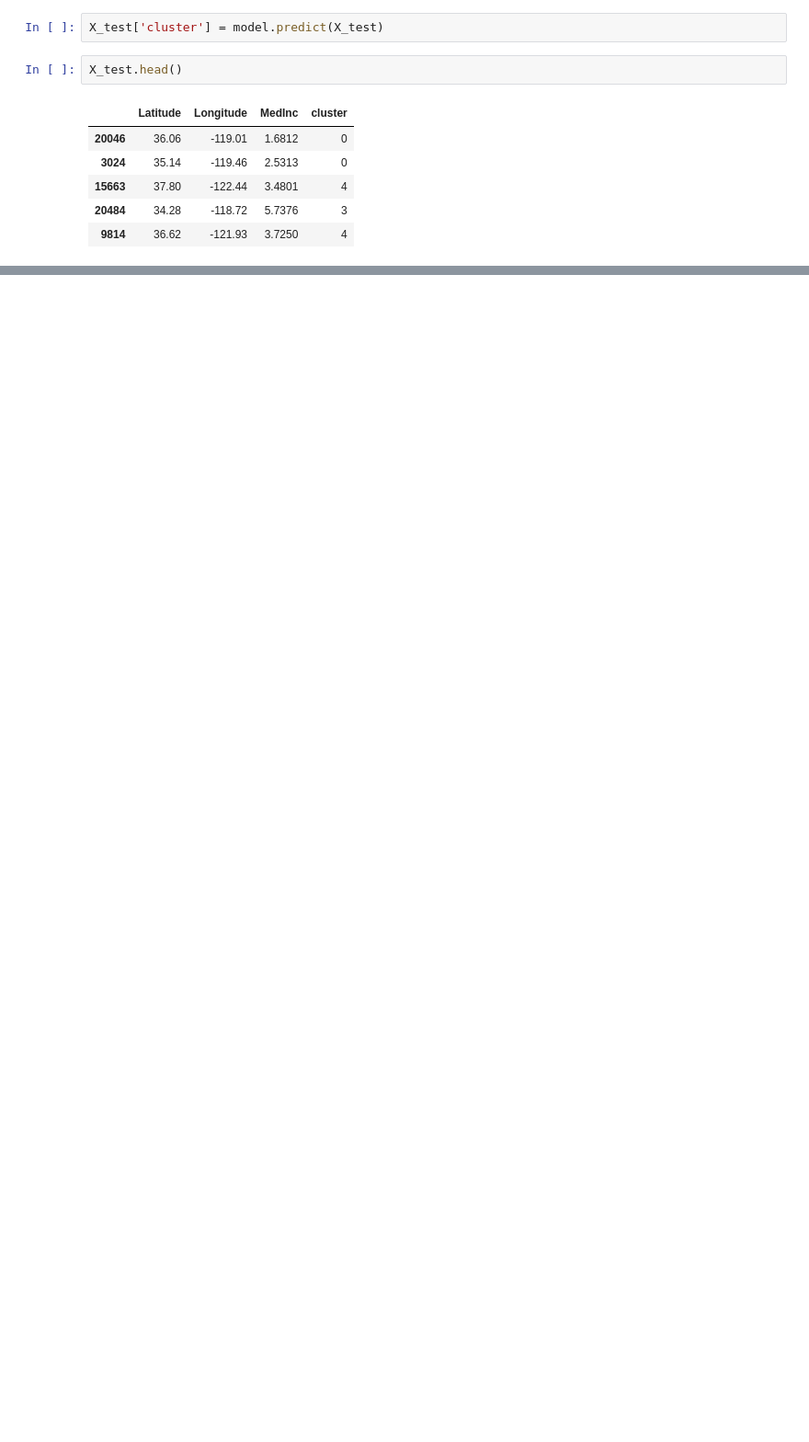
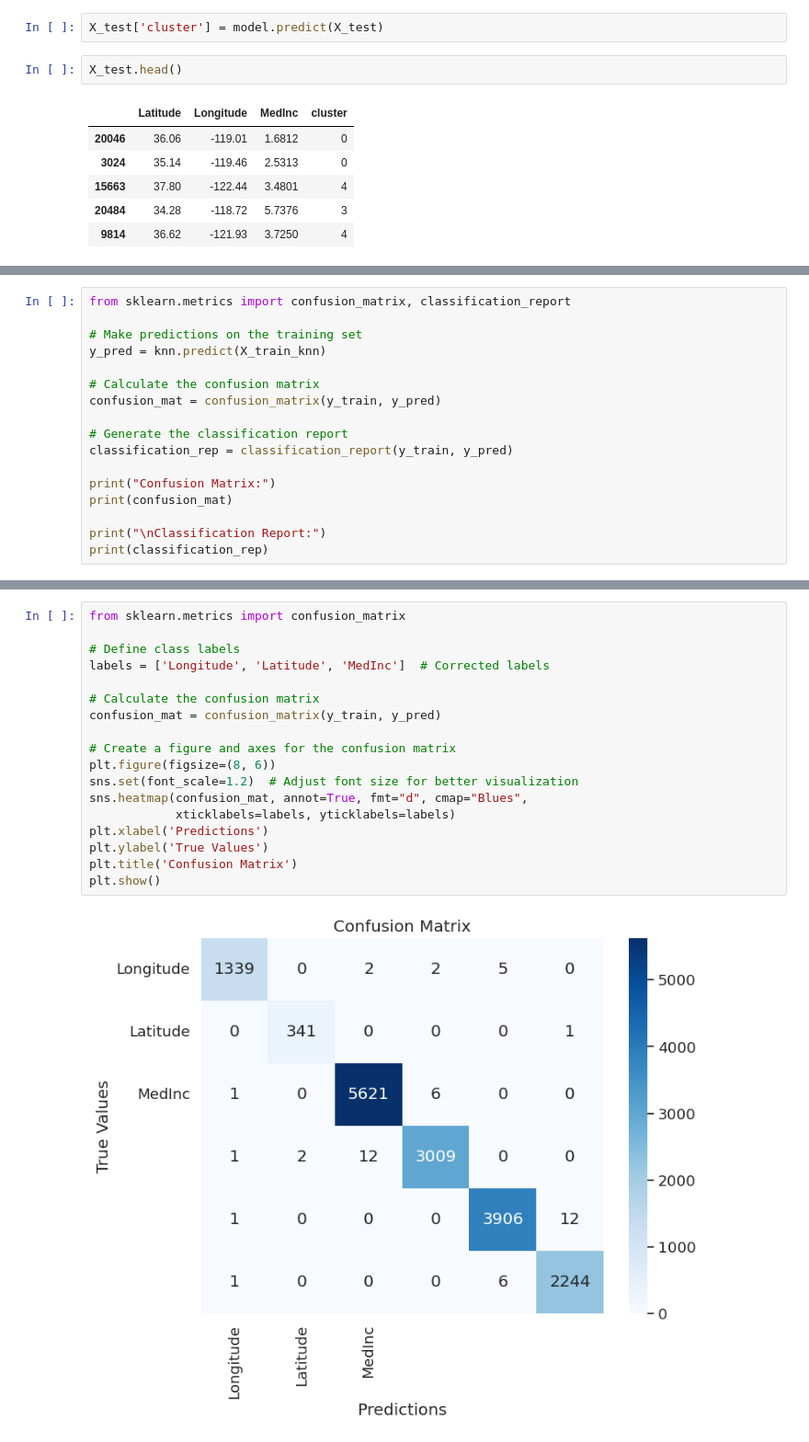
Before and after one commit to Munchkinland/Unsupervised-Learning-K-means, a Jupyter notebook: src/explore.ipynb, the cells around one changed output, grey strips where cells are left out. Shown at 92% size. Cells and saved outputs as stored; diff of their text form; blank space fills up the shorter version.

```diff
--- a/src/explore.ipynb
+++ b/src/explore.ipynb
@@ -139,0 +150,17 @@ Validacion cruzada para el KNN
+# %%
+from sklearn.metrics import confusion_matrix, classification_report
+
+# Make predictions on the training set
+y_pred = knn.predict(X_train_knn)
+
+# Calculate the confusion matrix
+confusion_mat = confusion_matrix(y_train, y_pred)
+
+# Generate the classification report
+classification_rep = classification_report(y_train, y_pred)
+
+print("Confusion Matrix:")
+print(confusion_mat)
+
+print("\nClassification Report:")
+print(classification_rep)
@@ -139,0 +199,20 @@ Validacion cruzada para el KNN
+# %%
+from sklearn.metrics import confusion_matrix
+
+# Define class labels
+labels = ['Longitude', 'Latitude', 'MedInc']  # Corrected labels
+
+# Calculate the confusion matrix
+confusion_mat = confusion_matrix(y_train, y_pred)
+
+# Create a figure and axes for the confusion matrix
+plt.figure(figsize=(8, 6))
+sns.set(font_scale=1.2)  # Adjust font size for better visualization
+sns.heatmap(confusion_mat, annot=True, fmt="d", cmap="Blues",
+            xticklabels=labels, yticklabels=labels)
+plt.xlabel('Predictions')
+plt.ylabel('True Values')
+plt.title('Confusion Matrix')
+plt.show()
+# %% [output]
+[figure, added]
```
Also changed, not shown: parts of 24 cells of this notebook, 4 other files.
